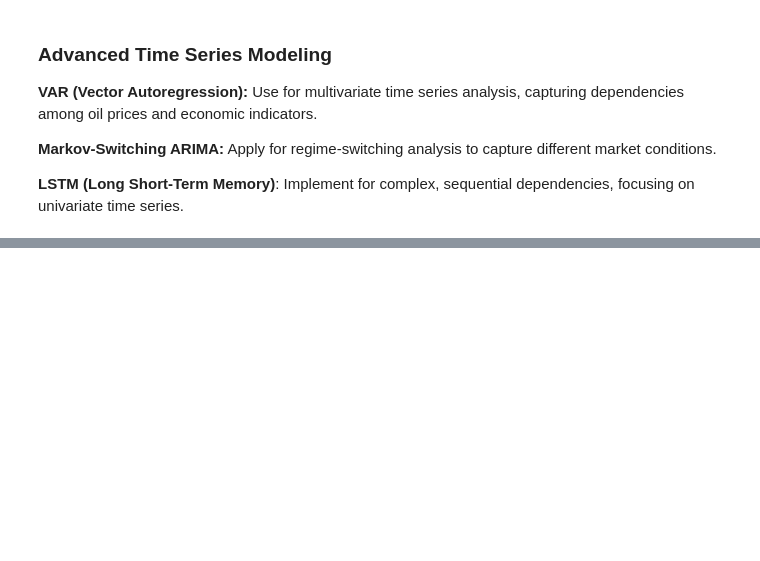
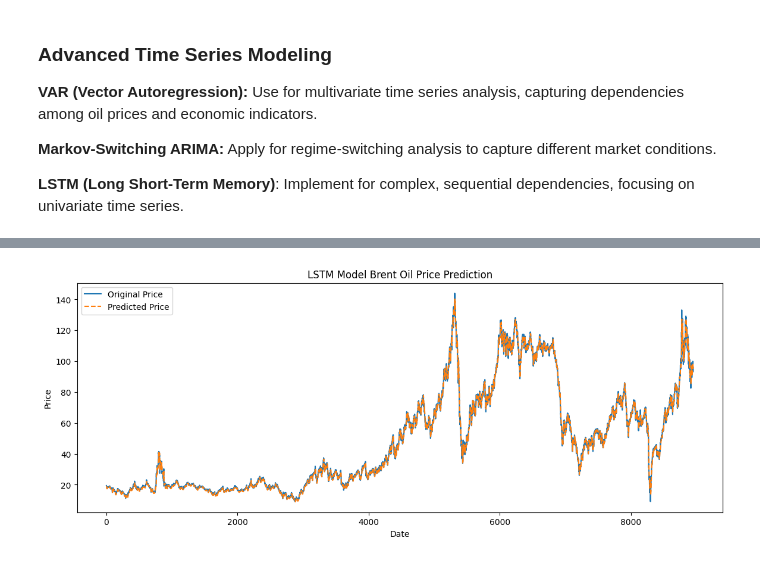
Before and after one commit to Seife1/Brent-Oil-Price-Analysis-and-Change-Point-Detection, a Jupyter notebook: notebooks/Brent_Oil_Analysis_Task2.ipynb, the cells around one changed output, grey strips where cells are left out. Saved outputs shown, nothing was run; the diff lists cells and outputs as text; code cells hidden in the pictures; blank space fills up the shorter version.

```diff
--- a/notebooks/Brent_Oil_Analysis_Task2.ipynb
+++ b/notebooks/Brent_Oil_Analysis_Task2.ipynb
@@ -256,0 +245,5 @@ var_forecast = var_model.forecast(merged_df.values[-var_model.k_ar:], steps=10)
+# %%
+from sklearn.preprocessing import StandardScaler
+
+scaler = StandardScaler()
+merged_df_scaled = pd.DataFrame(scaler.fit_transform(merged_df), columns=merged_df.columns, index=merged_df.index)
@@ -261,4 +272,4 @@ markov_pred = markov_model.predict(start=len(merged_df) - 100, end=len(merged_df
 # %%
 # LSTM Model
-lstm_model, scaler = fit_lstm(merged_df)
+fit_lstm(merged_df)
 # %% [output]
@@ -302,0 +301,32 @@ print(f"VAR Model - RMSE: {rmse}, MAE: {mae}")
+# %%
+# Prepare test data and use the saved model and scaler for predictions
+from tensorflow.keras.models import load_model
+import pickle
+import numpy as np
+
+look_back = 60  # The default Number of previous time steps to use as input
+
+# Load the saved model and scaler
+scaler_path = '../dashboard/backend/models/scaler.pkl'
+lstm_h5_path = '../dashboard/backend/models/lstm_model.h5'
+
+model = load_model(lstm_h5_path)
+with open(scaler_path, 'rb') as scaler_file:
+    scaler = pickle.load(scaler_file)
+
+# Scale the test data
+test_data = scaler.transform(merged_df['Price'].values.reshape(-1, 1))
+X_test, y_test = [], []
+for i in range(look_back, len(test_data)):
+    X_test.append(test_data[i - look_back:i, 0])
+    y_test.append(test_data[i, 0])
+X_test, y_test = np.array(X_test), np.array(y_test)
+X_test = X_test.reshape((X_test.shape[0], X_test.shape[1], 1))
+
+# Make predictions and inverse transform to the original scale
+y_pred = model.predict(X_test)
+y_pred = scaler.inverse_transform(y_pred)
+y_test = scaler.inverse_transform(y_test.reshape(-1, 1))
+
+# Evaluate the model
+evaluate_lstm_model(y_test, y_pred)
@@ -302,0 +341,6 @@ print(f"VAR Model - RMSE: {rmse}, MAE: {mae}")
+# %%
+
+# Plot the results
+plot_result(y_test, y_pred)
+# %% [output]
+[figure, added]
```
Also changed, not shown: parts of 9 cells of this notebook, 3 other files.
